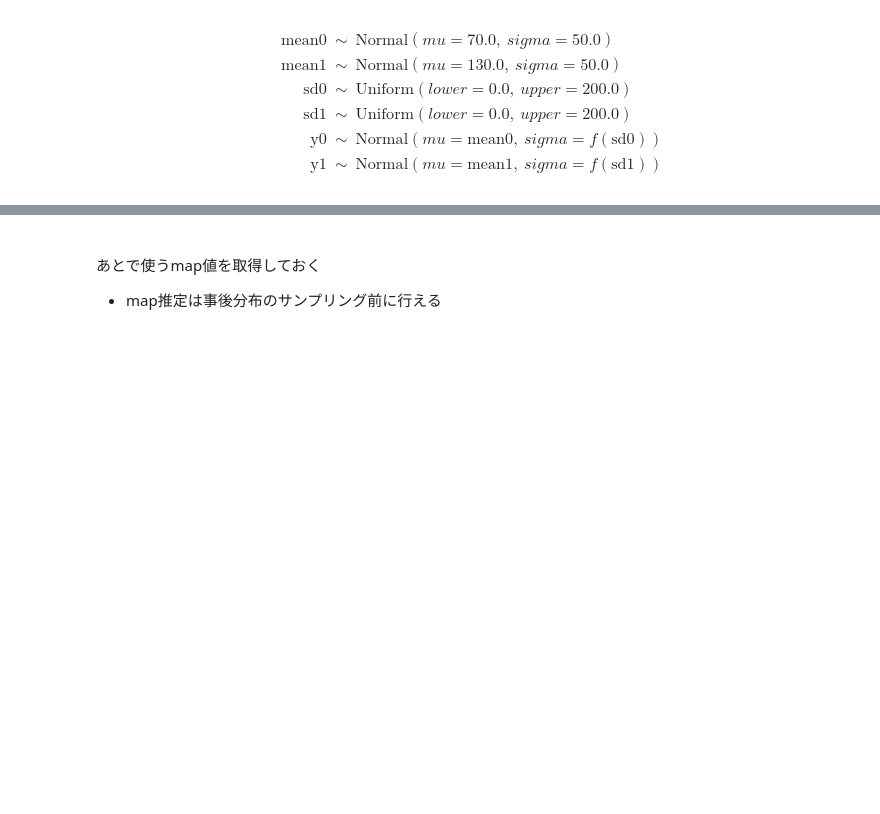
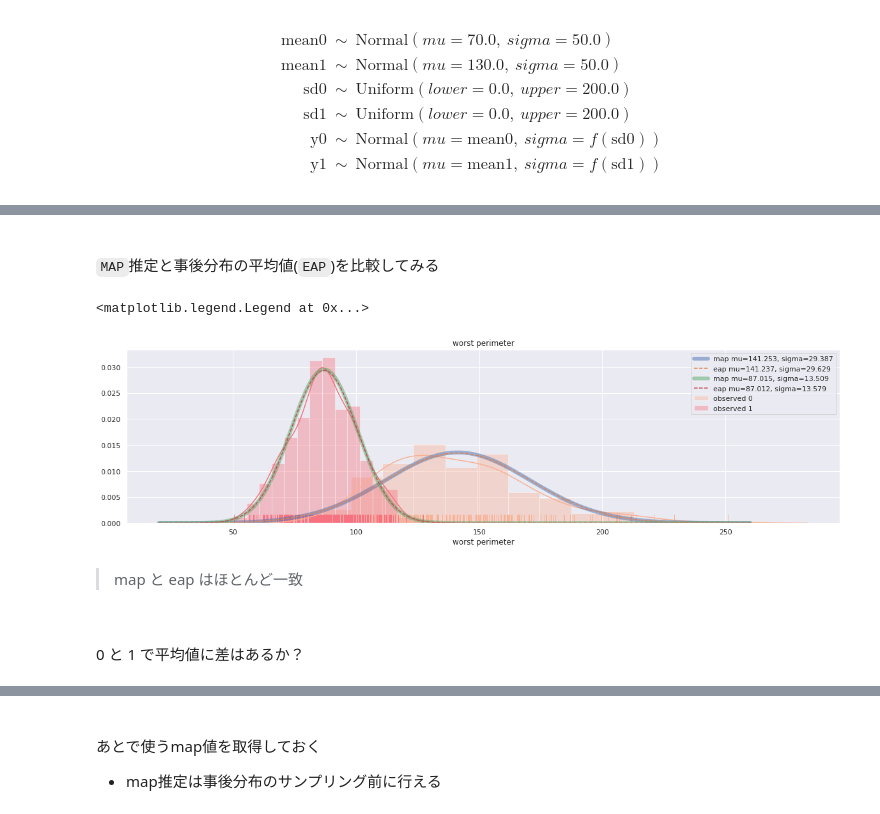
Before and after one commit to fkubota/notebook, a Jupyter notebook: 21_pymc3_breast-cancer.ipynb, the cells around one changed output, grey strips where cells are left out. Drawn from its saved outputs; the diff is of its cells as text; code cells hidden in the pictures; blank space fills up the shorter version.

```diff
--- a/21_pymc3_breast-cancer.ipynb
+++ b/21_pymc3_breast-cancer.ipynb
@@ -112,0 +121,4 @@ $$
+# %%
+with models:
+    map_infs = pm.find_MAP()
+map_infs
@@ -112,0 +150,3 @@ $$
+# %%
+chain_cg = trace_cg[100::]
+pm.traceplot(chain_cg)
@@ -112,0 +164,33 @@ $$
+# %% [markdown]
+<br>
+
+`MAP`推定と事後分布の平均値(`EAP`)を比較してみる
+# %%
+x = np.linspace(20, 260, 200)
+
+plt.figure(figsize=(20, 5))
+sns.distplot(df_wp[target==0], color=cp[0], rug=True, label='observed 0', kde=True, norm_hist=True)
+sns.distplot(df_wp[target==1], color=cp[1], rug=True, label='observed 1', kde=True, norm_hist=True)
+for i in range(2):
+    mean_map = map_infs[f'mean{i}']
+    mean_eap = chain_cg[f'mean{i}'].mean()
+
+    sd_map = map_infs[f'sd{i}']
+    sd_eap = chain_cg[f'sd{i}'].mean()
+
+    norm_map = stats.norm.pdf(x, mean_map, sd_map)
+    norm_eap = stats.norm.pdf(x, mean_eap, sd_eap)
+
+    plt.plot(x, norm_map, label=f'map mu={mean_map:.3f}, sigma={sd_map:.3f}', lw=6, alpha=0.5)
+    plt.plot(x, norm_eap, label=f'eap mu={mean_eap:.3f}, sigma={sd_eap:.3f}', linestyle='--')
+plt.title(feat_name)
+plt.legend()
+# %% [output]
+<matplotlib.legend.Legend at 0x...>
+[figure, added]
+# %% [markdown]
+> map と eap はほとんど一致
+# %% [markdown]
+<br>
+
+0 と 1 で平均値に差はあるか？
```
Also changed, not shown: parts of 30 cells of this notebook, 1 other file.
